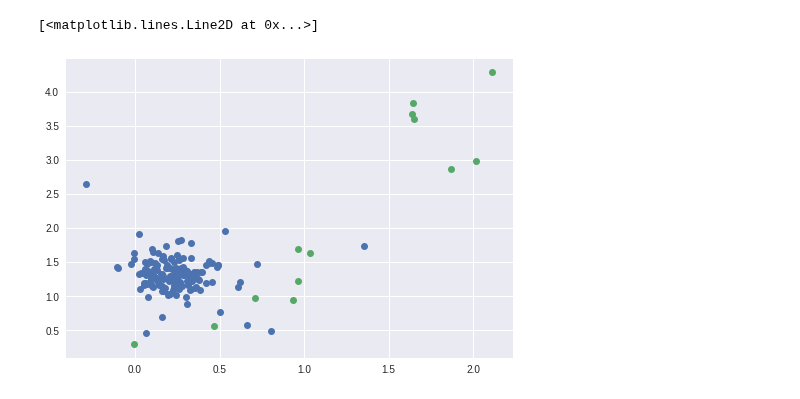
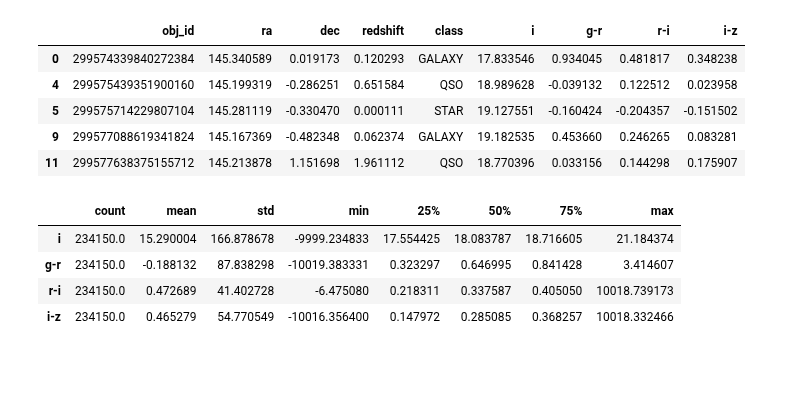
Before and after one commit to msssivadas10/cic_tests, a Jupyter notebook: class/test.ipynb, the cells around one changed output. Saved outputs shown, nothing was run; the diff lists cells and outputs as text; code cells hidden in the pictures; blank space fills up the shorter version.

```diff
--- a/class/test.ipynb
+++ b/class/test.ipynb
@@ -47,15 +5,49 @@ df
-# %%
-# for 2.5 <= z <= 3.5
-z  = df['specz_redshift'].to_numpy()
-gr = (df['g_cmodel'] - df['r_cmodel']).to_numpy()
-ri = (df['r_cmodel'] - df['i_cmodel']).to_numpy()
-
-mask = (3.9 <= z) & (z <= 4.1)
-mask1 = (4.9 <= z) & (z <= 5.1)
-# mask1 = (3 > z)
-# plt.plot( ri[ mask1 ], gr[ mask1 ], 'o' )
-plt.plot( ri[ mask ], gr[ mask ], 'o' )
-plt.plot( ri[ mask1 ], gr[ mask1 ], 'o' )
-# %% [output]
-[<matplotlib.lines.Line2D at 0x...>]
-[figure, removed]
+# %%
+# load sdss spectroscopic data
+
+file = '../../../data/spec_data/sdss_dr18_specobj.csv'
+
+sdss = pd.read_csv( file, comment = '#', header = 0 )
+
+# select objects with redshift > 0 and error < 0.1%
+sdss = sdss.query( '(redshift >= 0) & (redshift_err < 0.001)' )
+
+# magnitude error < 10%
+sdss = sdss.query( ' & '.join([ f'(psf_{filt}_err < 0.1)' for filt in 'ugriz']) )
+
+# drop error estimates
+sdss = sdss.drop(columns = ['redshift_err'] + [ f'psf_{filt}_err' for filt in 'ugriz'])
+
+# apply reddening to magnitudes and drop reddening values
+for filt in 'ugriz':
+    sdss[f'psf_{filt}'] = sdss[f'psf_{filt}'] - sdss[f'ext_{filt}']
+sdss = sdss.drop(columns = [ f'ext_{filt}' for filt in 'ugriz'])
+
+# calculate colours {g-i, i-r, r-z} and drop magnitudes except i
+last_filt = 'g'
+for filt in 'riz':
+    sdss[f'{last_filt}-{filt}'] = sdss[f'psf_{last_filt}'] - sdss[f'psf_{filt}']
+    last_filt = filt
+sdss = sdss.drop(columns = [ f'psf_{filt}' for filt in 'ugrz'])
+
+sdss = sdss.rename(columns = {'psf_i': 'i', 'specObjID': 'obj_id', 'photoRa': 'ra', 'photoDec': 'dec'})
+
+sdss.head(5)
+# %% [output]
+|  | obj_id | ra | dec | redshift | class | i | g-r | r-i | i-z |
+| 0 | 299574339840272384 | 145.340589 | 0.019173 | 0.120293 | GALAXY | 17.833546 | 0.934045 | 0.481817 | 0.348238 |
+| 4 | 299575439351900160 | 145.199319 | -0.286251 | 0.651584 | QSO | 18.989628 | -0.039132 | 0.122512 | 0.023958 |
+| 5 | 299575714229807104 | 145.281119 | -0.330470 | 0.000111 | STAR | 19.127551 | -0.160424 | -0.204357 | -0.151502 |
+| 9 | 299577088619341824 | 145.167369 | -0.482348 | 0.062374 | GALAXY | 19.182535 | 0.453660 | 0.246265 | 0.083281 |
+| 11 | 299577638375155712 | 145.213878 | 1.151698 | 1.961112 | QSO | 18.770396 | 0.033156 | 0.144298 | 0.175907 |
+# %%
+# classification using magnitude and colours
+df = sdss.drop(columns = ['obj_id', 'ra', 'dec', 'redshift'])
+
+df.describe().transpose()
+# %% [output]
+|  | count | mean | std | min | 25% | 50% | 75% | max |
+| i | 234150.0 | 15.290004 | 166.878678 | -9999.234833 | 17.554425 | 18.083787 | 18.716605 | 21.184374 |
+| g-r | 234150.0 | -0.188132 | 87.838298 | -10019.383331 | 0.323297 | 0.646995 | 0.841428 | 3.414607 |
+| r-i | 234150.0 | 0.472689 | 41.402728 | -6.475080 | 0.218311 | 0.337587 | 0.405050 | 10018.739173 |
+| i-z | 234150.0 | 0.465279 | 54.770549 | -10016.356400 | 0.147972 | 0.285085 | 0.368257 | 10018.332466 |
```
Also changed, not shown: parts of 15 cells of this notebook, 3 other files.
